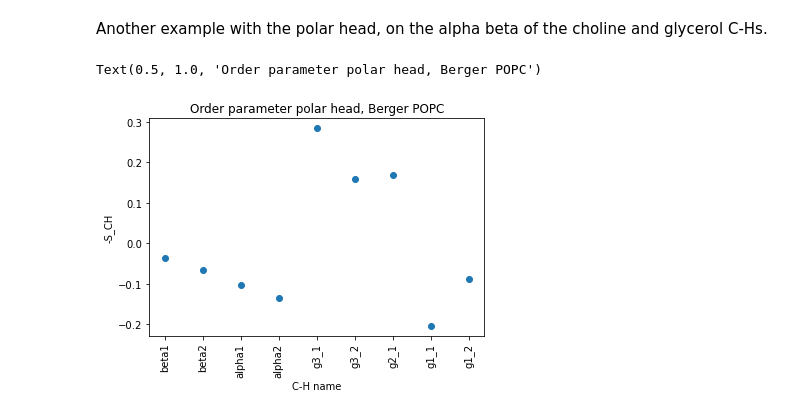
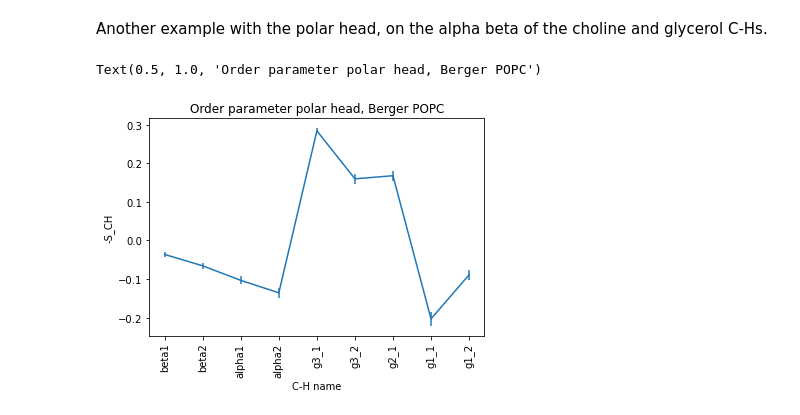
Before and after one commit to patrickfuchs/buildH, a Jupyter notebook: docs/notebooks/Berger_POPC_25ns_buildH_calcOP.ipynb, the cells around one changed output. Drawn from its saved outputs; the diff is of its cells as text; code cells hidden in the pictures.

```diff
--- a/docs/notebooks/Berger_POPC_25ns_buildH_calcOP.ipynb
+++ b/docs/notebooks/Berger_POPC_25ns_buildH_calcOP.ipynb
@@ -306,15 +310,16 @@ Another example with the polar head, on the alpha beta of the choline and glycer
 # %%
 import numpy as np
 import matplotlib.pyplot as plt
 
 OPs = df["OP"].iloc[9:18]
+STEMs = df["STEM"].iloc[9:18]
 
 x = np.arange(len(OPs))
-plt.scatter(x, -OPs)
+plt.errorbar(x, -OPs, STEMs)
 plt.xticks(x, df["CH_name"].iloc[9:18], rotation='vertical')
 plt.xlabel("C-H name")
 plt.ylabel("-S_CH")
 plt.title("Order parameter polar head, Berger POPC")
 # %% [output]
 Text(0.5, 1.0, 'Order parameter polar head, Berger POPC')
-[figure, old version]
+[figure, new version]
```
Also changed, not shown: parts of 4 cells of this notebook.
